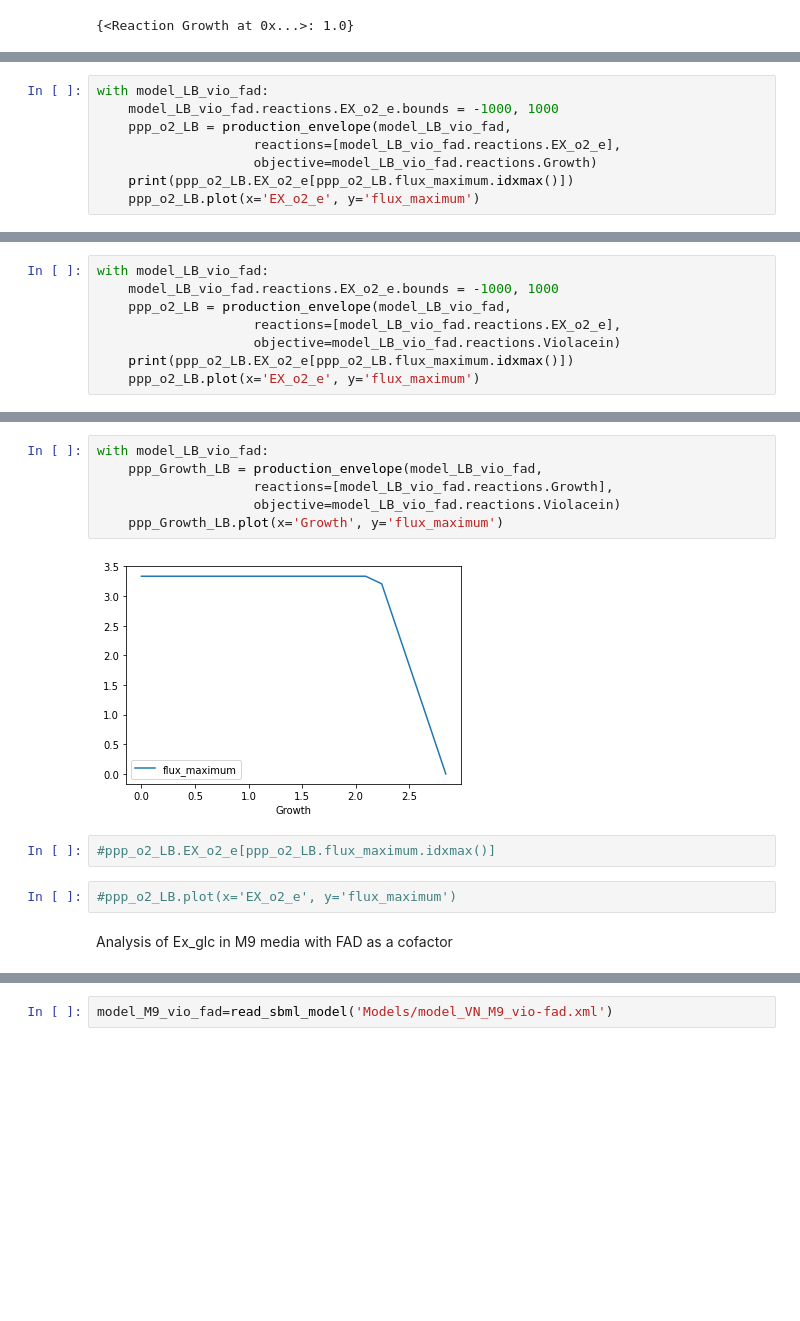
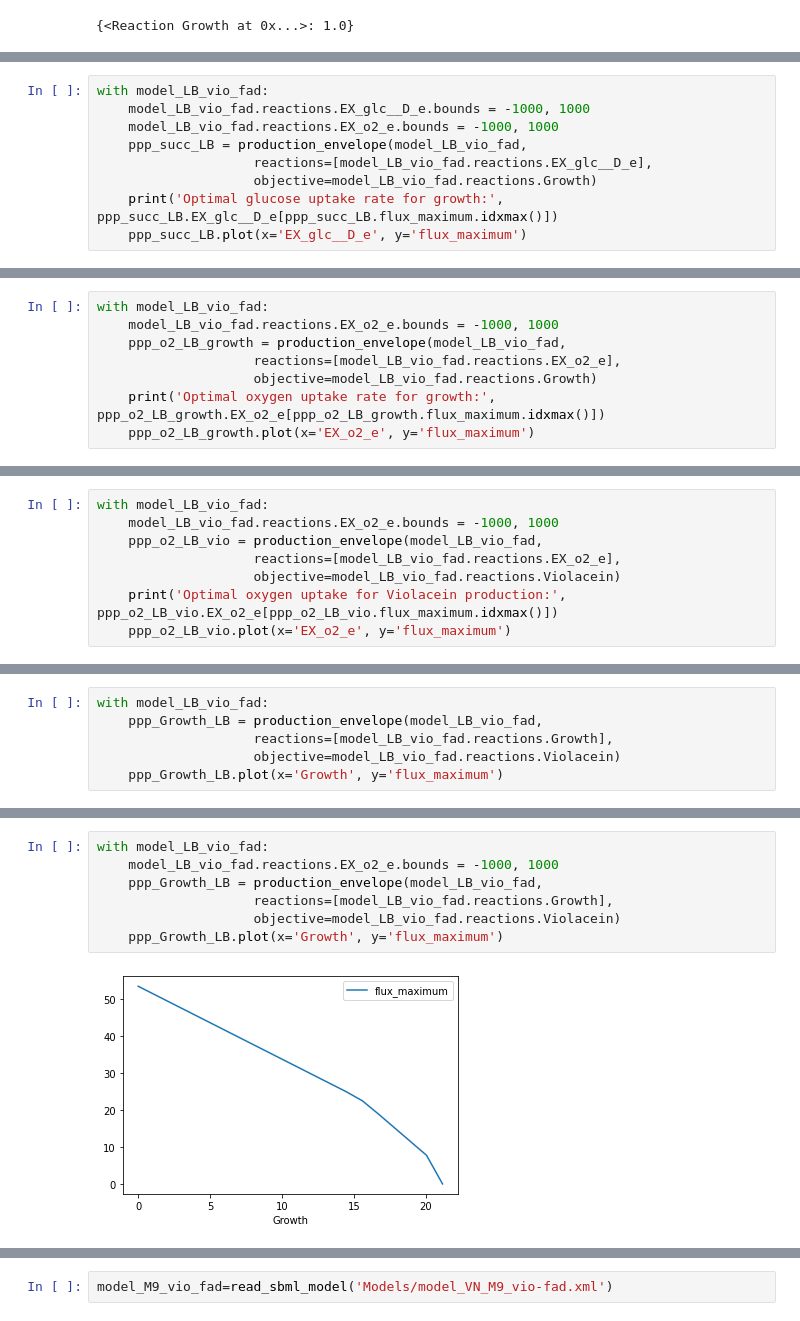
Before and after one commit to 27410/group-assignment-2021-group_1_vibrio_natriegens_2021, a Jupyter notebook: Phenotypic_phase_planes_plotting.ipynb, the cells around one changed output, grey strips where cells are left out. Saved outputs shown, nothing was run; the diff lists cells and outputs as text; blank space fills up the shorter version.

Commit message:
phenotypic plots added

```diff
--- a/Phenotypic_phase_planes_plotting.ipynb
+++ b/Phenotypic_phase_planes_plotting.ipynb
@@ -24,0 +31,9 @@ Optimal O2 uptake rate in LB media with FAD as a cofactor
+# %%
+with model_LB_vio_fad:
+    model_LB_vio_fad.reactions.EX_glc__D_e.bounds = -1000, 1000
+    model_LB_vio_fad.reactions.EX_o2_e.bounds = -1000, 1000
+    ppp_succ_LB = production_envelope(model_LB_vio_fad,
+                    reactions=[model_LB_vio_fad.reactions.EX_glc__D_e],
+                    objective=model_LB_vio_fad.reactions.Growth)
+    print('Optimal glucose uptake rate for growth:', ppp_succ_LB.EX_glc__D_e[ppp_succ_LB.flux_maximum.idxmax()])
+    ppp_succ_LB.plot(x='EX_glc__D_e', y='flux_maximum')
@@ -25,9 +47,9 @@ Optimal O2 uptake rate in LB media with FAD as a cofactor
 # %%
 with model_LB_vio_fad:
     model_LB_vio_fad.reactions.EX_o2_e.bounds = -1000, 1000
-    ppp_o2_LB = production_envelope(model_LB_vio_fad,
+    ppp_o2_LB_growth = production_envelope(model_LB_vio_fad,
                     reactions=[model_LB_vio_fad.reactions.EX_o2_e],
                     objective=model_LB_vio_fad.reactions.Growth)
-    print(ppp_o2_LB.EX_o2_e[ppp_o2_LB.flux_maximum.idxmax()])
-    ppp_o2_LB.plot(x='EX_o2_e', y='flux_maximum')
+    print('Optimal oxygen uptake rate for growth:', ppp_o2_LB_growth.EX_o2_e[ppp_o2_LB_growth.flux_maximum.idxmax()])
+    ppp_o2_LB_growth.plot(x='EX_o2_e', y='flux_maximum')
 # %% [output]
@@ -36,9 +60,9 @@ with model_LB_vio_fad:
 # %%
 with model_LB_vio_fad:
     model_LB_vio_fad.reactions.EX_o2_e.bounds = -1000, 1000
-    ppp_o2_LB = production_envelope(model_LB_vio_fad,
+    ppp_o2_LB_vio = production_envelope(model_LB_vio_fad,
                     reactions=[model_LB_vio_fad.reactions.EX_o2_e],
                     objective=model_LB_vio_fad.reactions.Violacein)
-    print(ppp_o2_LB.EX_o2_e[ppp_o2_LB.flux_maximum.idxmax()])
-    ppp_o2_LB.plot(x='EX_o2_e', y='flux_maximum')
+    print('Optimal oxygen uptake for Violacein production:', ppp_o2_LB_vio.EX_o2_e[ppp_o2_LB_vio.flux_maximum.idxmax()])
+    ppp_o2_LB_vio.plot(x='EX_o2_e', y='flux_maximum')
 # %% [output]
@@ -46,0 +75,6 @@ with model_LB_vio_fad:
+# %%
+with model_LB_vio_fad:
+    ppp_Growth_LB = production_envelope(model_LB_vio_fad,
+                    reactions=[model_LB_vio_fad.reactions.Growth],
+                    objective=model_LB_vio_fad.reactions.Violacein)
+    ppp_Growth_LB.plot(x='Growth', y='flux_maximum')
@@ -47,14 +87,9 @@ with model_LB_vio_fad:
 # %%
 with model_LB_vio_fad:
+    model_LB_vio_fad.reactions.EX_o2_e.bounds = -1000, 1000
     ppp_Growth_LB = production_envelope(model_LB_vio_fad,
                     reactions=[model_LB_vio_fad.reactions.Growth],
                     objective=model_LB_vio_fad.reactions.Violacein)
     ppp_Growth_LB.plot(x='Growth', y='flux_maximum')
 # %% [output]
-[figure, old version]
+[figure, new version]
-# %%
-#ppp_o2_LB.EX_o2_e[ppp_o2_LB.flux_maximum.idxmax()]
-# %%
-#ppp_o2_LB.plot(x='EX_o2_e', y='flux_maximum')
-# %% [markdown]
-Analysis of Ex_glc in M9 media with FAD as a cofactor
```
Also changed, not shown: parts of 36 cells of this notebook.
